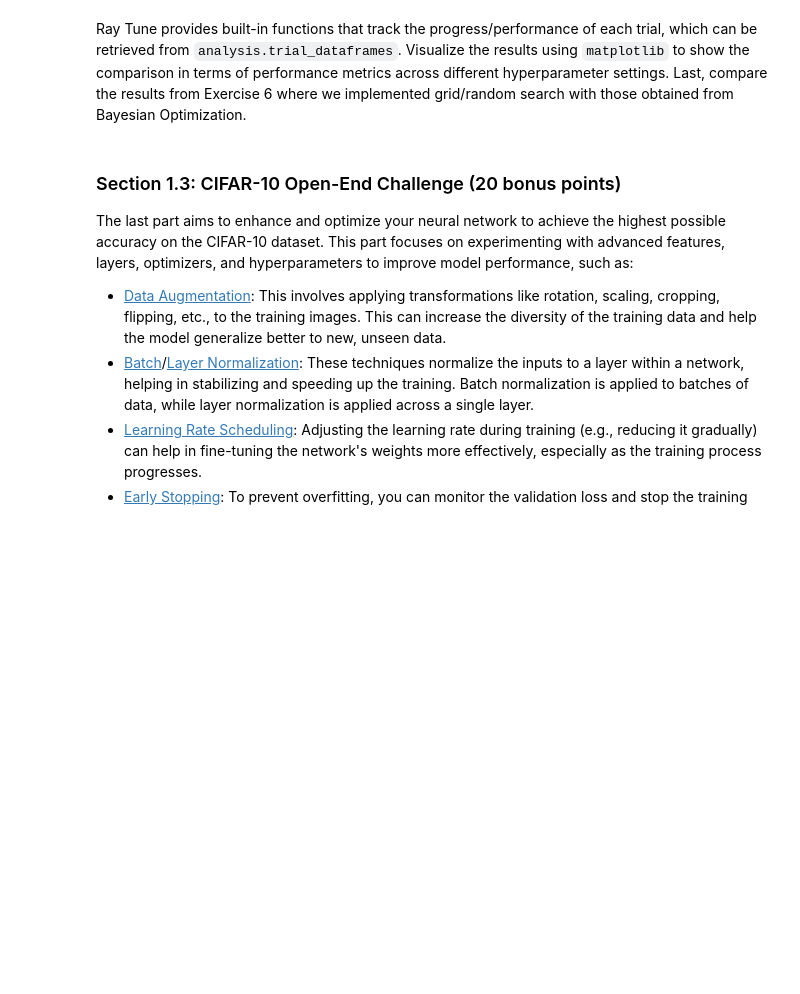
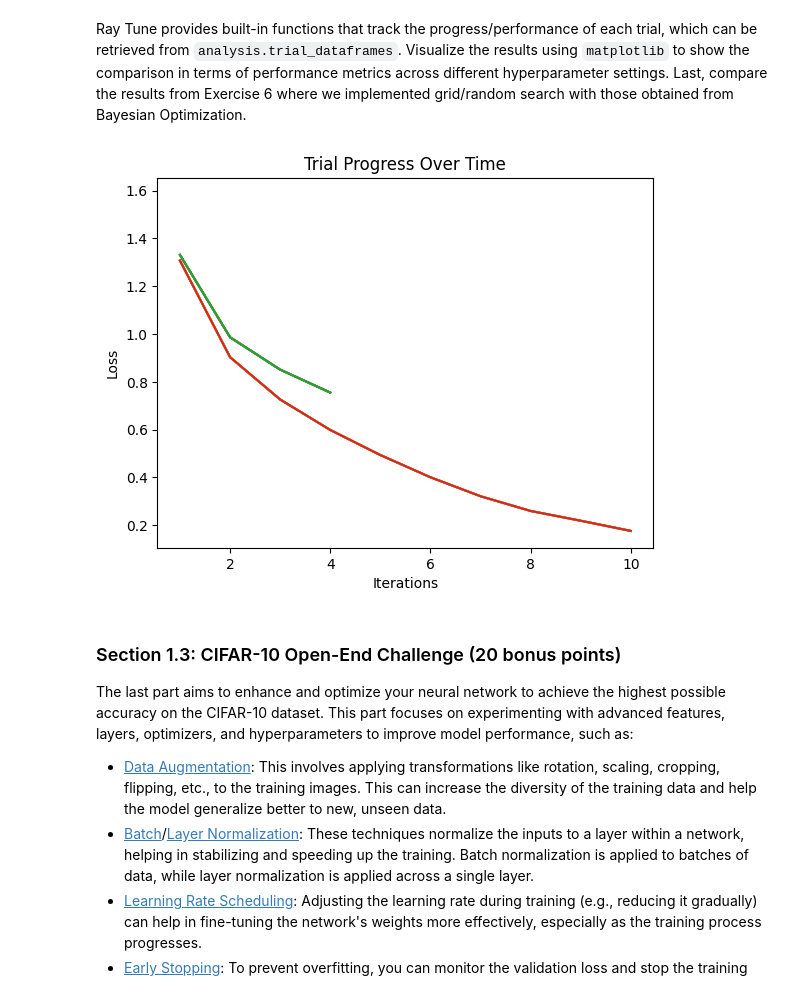
Before and after one commit to siddharthnandy/CS247, a Jupyter notebook: hw2/Assignment 2.ipynb, the cells around one changed output. Cells and saved outputs as stored; diff of their text form; code cells hidden in the pictures; blank space fills up the shorter version.

```diff
--- a/hw2/Assignment 2.ipynb
+++ b/hw2/Assignment 2.ipynb
@@ -557,14 +709,34 @@ def train_ray(config):
     criterion = torch.nn.CrossEntropyLoss()
 
     # TODO: Initialize the optimizer with the hyperparameters defined in the config
-    optimizer = None
+    optimizer = torch.optim.SGD(model.parameters(),
+                                lr=config["lr"],
+                                weight_decay=config["weight_decay"]
+                               )
 
     # TODO: Define the training loop. You can copy this function from the previous section
     for _ in range(10):  # Loop over the dataset multiple times
         running_loss = 0.0
 
         # TODO: Report metrics `loss` at the end of each training epoch
-        pass
+        for i, data in enumerate(train_loader, 0):
+            inputs, labels = data[0].to(device), data[1].to(device)
+
+            # Zero the parameter gradients
+            optimizer.zero_grad()
+
+            # Forward, backward, optimize
+            outputs = model(inputs)
+            loss = criterion(outputs, labels)
+            loss.backward()
+            optimizer.step()
+
+            # Accumulate loss
+            running_loss += loss.item()
+
+        # Report metrics at the end of each training epoch
+        metrics = {'loss': running_loss / len(train_loader)}
+        train.report(metrics=metrics)
 # %% [markdown]
 Thereafter, we define an appropriate search space `config` for the two hyperparameters (learning rate and weight decay).
 You may refer to the [Tune Search Space API](https://docs.ray.io/en/latest/tune/api/search_space.html) for details.
@@ -572,10 +744,12 @@ You may refer to the [Tune Search Space API](https://docs.ray.io/en/latest/tune/
 After that, use `tune.run()` to execute the search with the `ASHAScheduler` that tries to minimize the loss.
 Output and discuss the best hyperparameters found.
 # %%
+from ray.tune import loguniform, uniform
+
 # TODO: Define the hyperparameter search space
 config = {
-    'lr': None,
-    'weight_decay': None,
+    'lr': loguniform(1e-4, 1e-1),
+    'weight_decay': loguniform(1e-5, 1e-3),
 }
 
 # Initialize Ray Tune
@@ -587,7 +761,7 @@ reporter = CLIReporter(metric_columns=['loss'])
 # Execute the hyperparameter search
 analysis = tune.run(
     train_ray,
-    resources_per_trial={'cpu': 1},  # If you want to use GPUs, you can set {'gpu': 1} instead
+    resources_per_trial={'gpu': 1},  # If you want to use GPUs, you can set {'gpu': 1} instead
     config=config,
     num_samples=5,
     scheduler=scheduler,
@@ -609,16 +808,16 @@ Then, we can execute the hyperparameter tuning using `BayesOptSearch` in Ray Tun
 from ray.tune.search.bayesopt import BayesOptSearch
 
 # TODO: Initialize the BayesOptSearch object
-bayesopt = None
+bayesopt = BayesOptSearch(metric="loss", mode="min")
 
 config = {
-    'lr': None,
-    'weight_decay': None
+    'lr': tune.loguniform(1e-4, 1e-1),
+    'weight_decay': tune.loguniform(1e-5, 1e-3),
 }
 
 analysis = tune.run(
     train_ray,
-    resources_per_trial={'cpu': 1},  # If you want to use GPUs, you can set {'gpu': 1} instead
+    resources_per_trial={'gpu': 1},  # If you want to use GPUs, you can set {'gpu': 1} instead
     config=config,
     num_samples=5,
     search_alg=bayesopt,
@@ -636,14 +857,17 @@ Last, compare the results from Exercise 6 where we implemented grid/random searc
 # %%
 dfs = analysis.trial_dataframes
 
 for d in dfs.values():
-    # TODO: Plot the results
-    pass
+    for trial_name, df in dfs.items():
+      plt.plot(df['training_iteration'], df['loss'], label=trial_name)
+
 
 plt.xlabel('Iterations')
 plt.ylabel('Loss')
 plt.title('Trial Progress Over Time')
 plt.show()
+# %% [output]
+[figure, added]
 # %% [markdown]
 ### Section 1.3: CIFAR-10 Open-End Challenge (20 bonus points)
 
```
Also changed, not shown: parts of 20 cells of this notebook, 25 other files.
